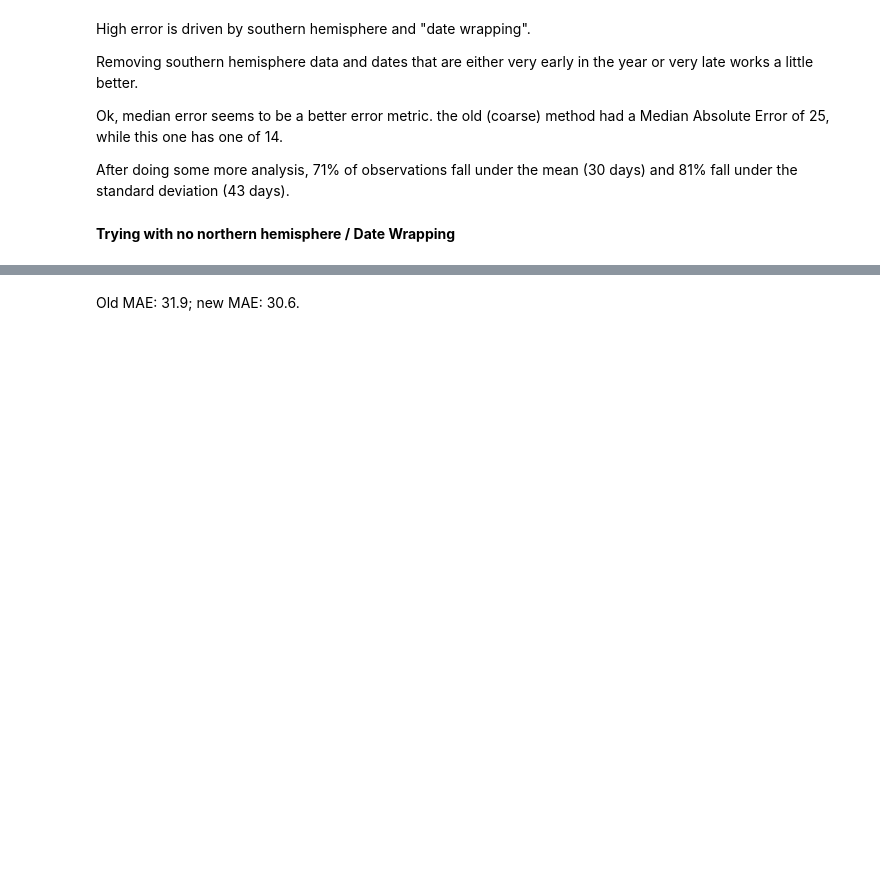
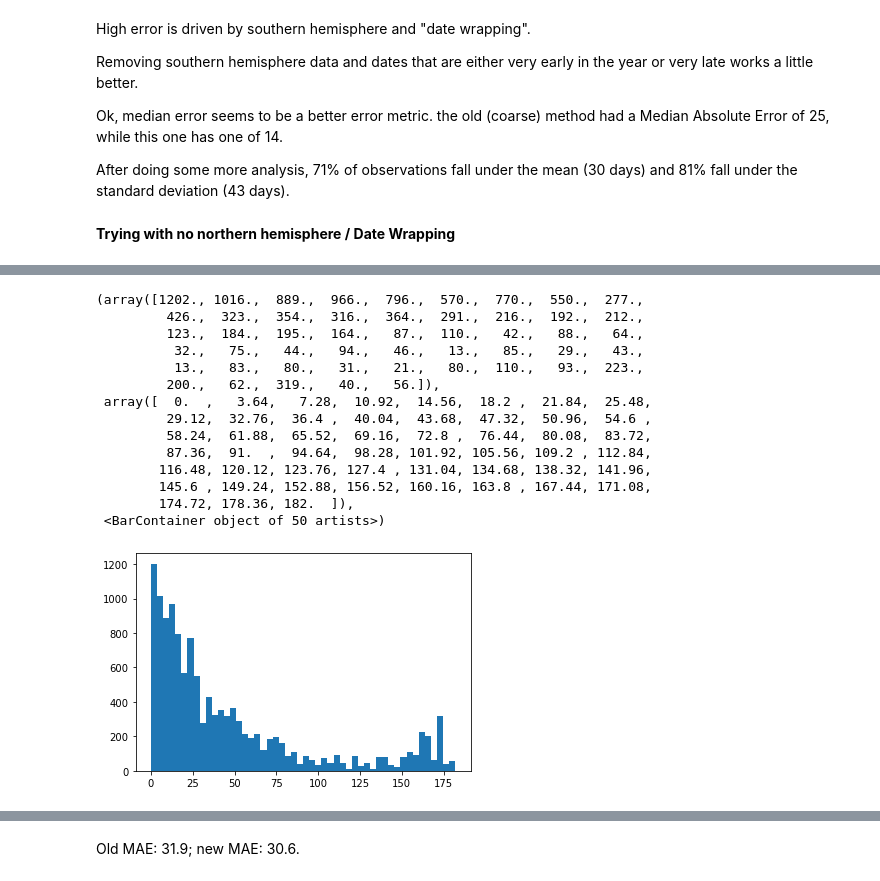
Before and after one commit to falling-fruit/dfg-seasons, a Jupyter notebook: modelling/high_res_training.ipynb, the cells around one changed output, grey strips where cells are left out. Saved outputs shown, nothing was run; the diff lists cells and outputs as text; code cells hidden in the pictures; blank space fills up the shorter version.

```diff
--- a/modelling/high_res_training.ipynb
+++ b/modelling/high_res_training.ipynb
@@ -268,0 +178,5 @@ pd.DataFrame(filtered_plants.groupby('genus').size()).rename(columns={0:'n'}).qu
+# %%
+def get_genus(sci_name):
+    genus = sci_name_name.split()[0]
+
+    return genus
@@ -269,7 +375,6 @@ pd.DataFrame(filtered_plants.groupby('genus').size()).rename(columns={0:'n'}).qu
 # %% [markdown]
 ## Model Validation
 # %%
-#full_predictions = pd.concat(list(species_prediction_dict.values()))
-genus_predictions = pd.concat(list(species_prediction_dict.values()))
+full_predictions = pd.concat(list(species_prediction_dict.values()))
 # %%
 full_predictions
@@ -276,4 +399,14 @@ full_predictions
+# %%
+def get_corrected_error(row):
+    #print(row)
+    difference_1 = np.abs(row['flowering_day'] - row['doy'])
+    difference_2 = np.abs(row['flowering_day'] + 365 - row['doy'])
+    difference_3 = np.abs(row['doy'] + 365 - row['flowering_day'])
+
+    return min([difference_1, difference_2, difference_3])
 # %%
 full_predictions['abs_error'] = np.abs(full_predictions['doy'] - full_predictions['flowering_day'])
 full_predictions['square_error'] = full_predictions['abs_error'] ** 2
+
+full_predictions['corrected_error'] = np.abs(full_predictions.apply(get_corrected_error, axis=1))
 # %%
@@ -314,4 +547,20 @@ unwrapped_northern_preds.sort_values('abs_error', ascending=False)[0:50]
 # %%
-plt.hist(full_predictions['abs_error'], bins=50)
+plt.hist(full_predictions['corrected_error'], bins=50)
+# %% [output]
+(array([1202., 1016.,  889.,  966.,  796.,  570.,  770.,  550.,  277.,
+         426.,  323.,  354.,  316.,  364.,  291.,  216.,  192.,  212.,
+         123.,  184.,  195.,  164.,   87.,  110.,   42.,   88.,   64.,
+          32.,   75.,   44.,   94.,   46.,   13.,   85.,   29.,   43.,
+          13.,   83.,   80.,   31.,   21.,   80.,  110.,   93.,  223.,
+         200.,   62.,  319.,   40.,   56.]),
+ array([  0.  ,   3.64,   7.28,  10.92,  14.56,  18.2 ,  21.84,  25.48,
+         29.12,  32.76,  36.4 ,  40.04,  43.68,  47.32,  50.96,  54.6 ,
+         58.24,  61.88,  65.52,  69.16,  72.8 ,  76.44,  80.08,  83.72,
+         87.36,  91.  ,  94.64,  98.28, 101.92, 105.56, 109.2 , 112.84,
+        116.48, 120.12, 123.76, 127.4 , 131.04, 134.68, 138.32, 141.96,
+        145.6 , 149.24, 152.88, 156.52, 160.16, 163.8 , 167.44, 171.08,
+        174.72, 178.36, 182.  ]),
+ <BarContainer object of 50 artists>)
+[figure, added]
 # %%
 np.median(full_predictions['abs_error'])
```
Also changed, not shown: parts of 30 cells of this notebook.
